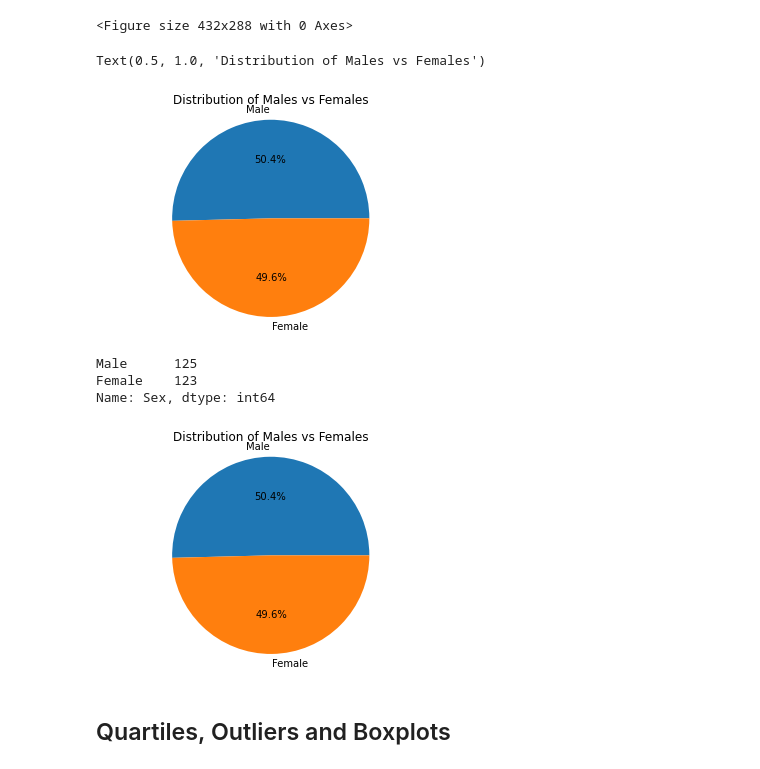
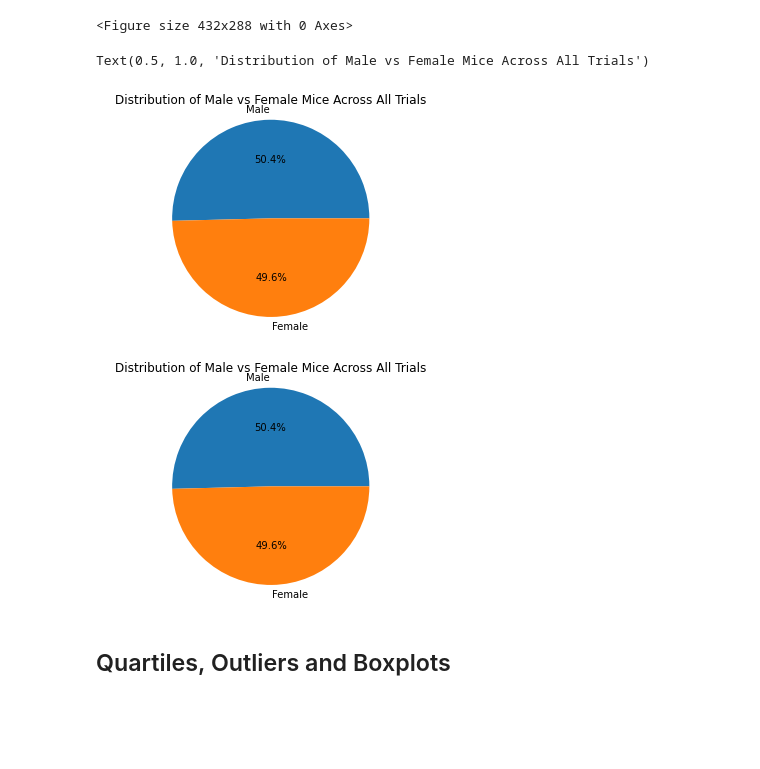
Before and after one commit to hsharma263/matplotlib-challenge, a Jupyter notebook: pymaceuticals_starter.ipynb, the cells around one changed output. Saved outputs shown, nothing was run; the diff lists cells and outputs as text; code cells hidden in the pictures; blank space fills up the shorter version.

```diff
--- a/pymaceuticals_starter.ipynb
+++ b/pymaceuticals_starter.ipynb
@@ -69,7 +71,7 @@ merge_with_dup_df.loc[merge_with_dup_df["Mouse ID"] == "g989"]
 | 920 | g989 | Propriva | Female | 21 | 26 | 35 | 62.570880 | ... |
 # %%
 # Create a clean DataFrame by dropping the duplicate mouse by its ID.
-clean_df = clean_df[clean_df["Mouse ID"] != "g989"]
+clean_df = merge_df[merge_df["Mouse ID"] != "g989"]
 clean_df
 # %% [output]
 |  | Mouse ID | Drug Regimen | Sex | Age_months | Weight (g) | Timepoint | Tumor Volume (mm3) | ... |
@@ -177,21 +176,15 @@ plt.tight_layout()
 # %%
 # Generate a pie plot showing the distribution of female versus male mice using pandas
 df_of_gender = clean_df[["Mouse ID", "Sex"]]
 count_of_gender = df_of_gender.drop_duplicates(subset="Mouse ID")
 gender_count = count_of_gender["Sex"].value_counts()
 gender_count.plot(kind="pie", autopct="%1.1f%%")
 plt.axis("equal")
 plt.ylabel("")
-plt.title("Distribution of Males vs Females")
+plt.title("Distribution of Male vs Female Mice Across All Trials")
 # %% [output]
-Text(0.5, 1.0, 'Distribution of Males vs Females')
+Text(0.5, 1.0, 'Distribution of Male vs Female Mice Across All Trials')
-[figure, old version]
+[figure, new version]
-# %%
-gender_count
-# %% [output]
-Male      125
-Female    123
-Name: Sex, dtype: int64
 # %%
 # Generate a pie plot showing the distribution of female versus male mice using pyplot
 gender = ["Male", "Female"]
@@ -201,10 +194,10 @@ explode = (0,0)
 plt.pie(gender_number, explode=explode, labels=gender,
         autopct="%1.1f%%")
 plt.axis("equal")
-plt.title("Distribution of Males vs Females")
+plt.title("Distribution of Male vs Female Mice Across All Trials")
 plt.show()
 # %% [output]
-[figure, old version]
+[figure, new version]
 # %% [markdown]
 ## Quartiles, Outliers and Boxplots
 # %%
```
Also changed, not shown: parts of 8 cells of this notebook.
